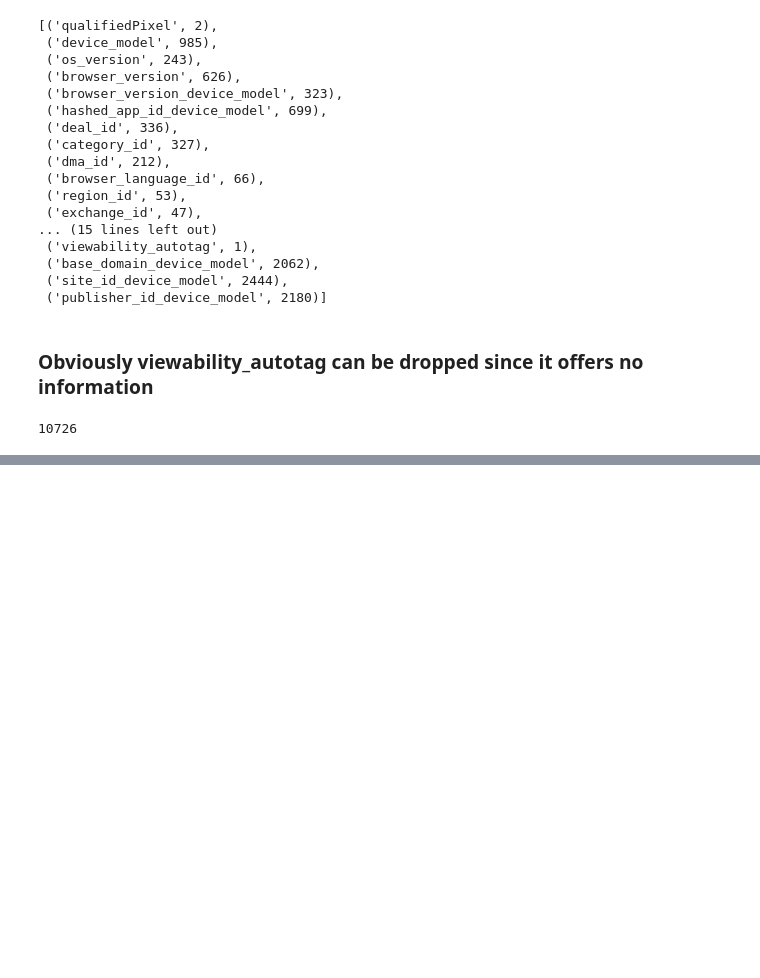
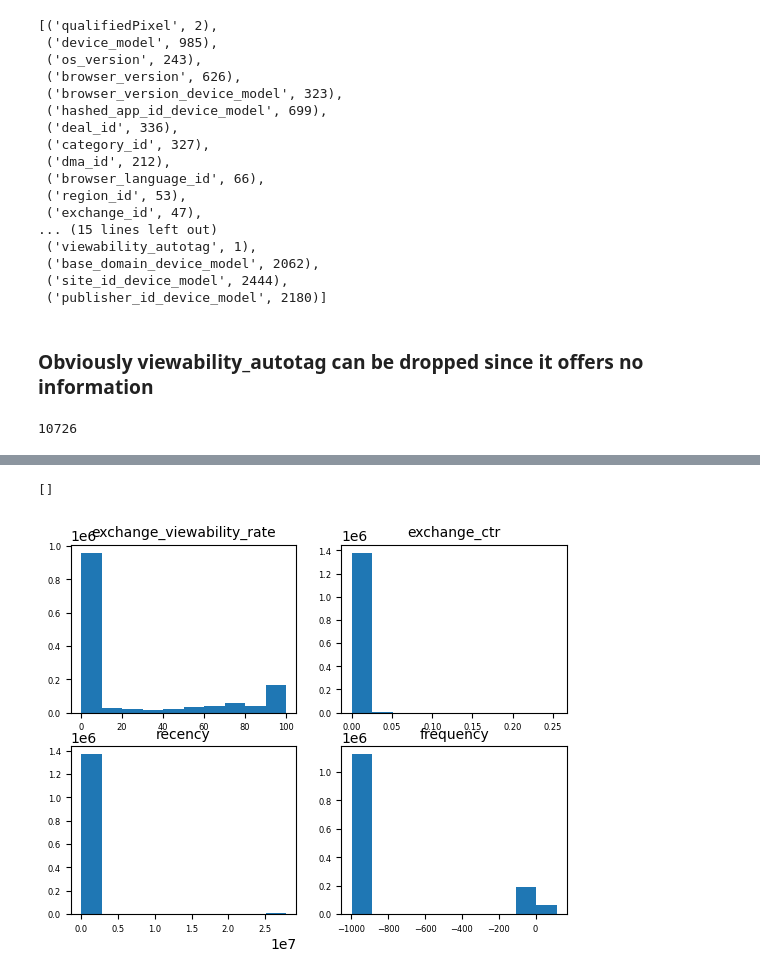
Before and after one commit to MellonNation/MediaMath, a Jupyter notebook: jy3204/dataCheck.ipynb, the cells around one changed output, grey strips where cells are left out. Cells and saved outputs as stored; diff of their text form; code cells hidden in the pictures; blank space fills up the shorter version.

```diff
--- a/jy3204/dataCheck.ipynb
+++ b/jy3204/dataCheck.ipynb
@@ -375,0 +438,10 @@ sum([df[_].unique().shape[0] for _ in args.includeColumnsProposal1 if (_ not in
+# %%
+fig, axs = plt.subplots(2, 2)
+for i,column in enumerate(['exchange_viewability_rate', 'exchange_ctr','recency', 'frequency']):
+    axs[int(i/2),i%2].hist(df[column].to_numpy())
+    axs[int(i/2),i%2].set_title(column,fontsize=10)
+    axs[int(i/2),i%2].tick_params(axis='both', which='major', labelsize=6)
+plt.plot()
+# %% [output]
+[]
+[figure, added]
```
Also changed, not shown: parts of 26 cells of this notebook, 3 other files.
